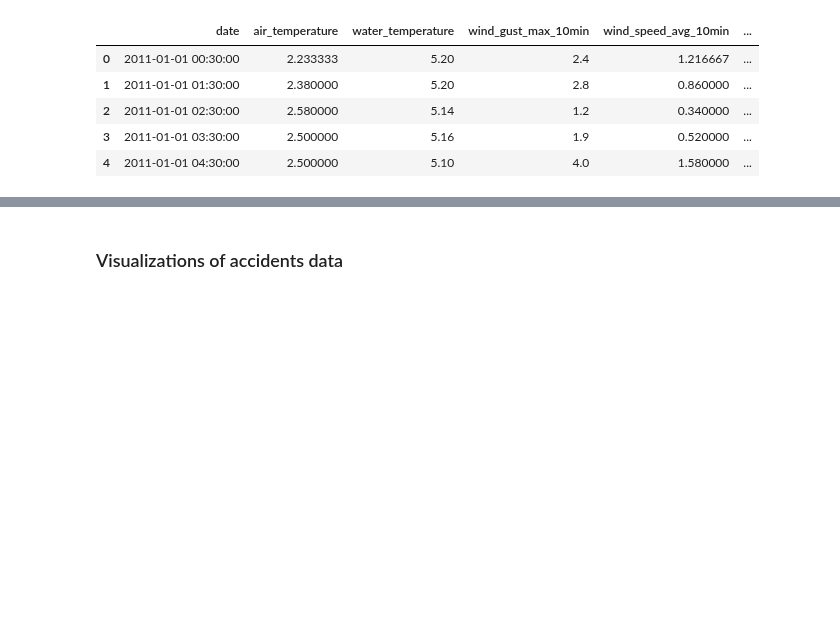
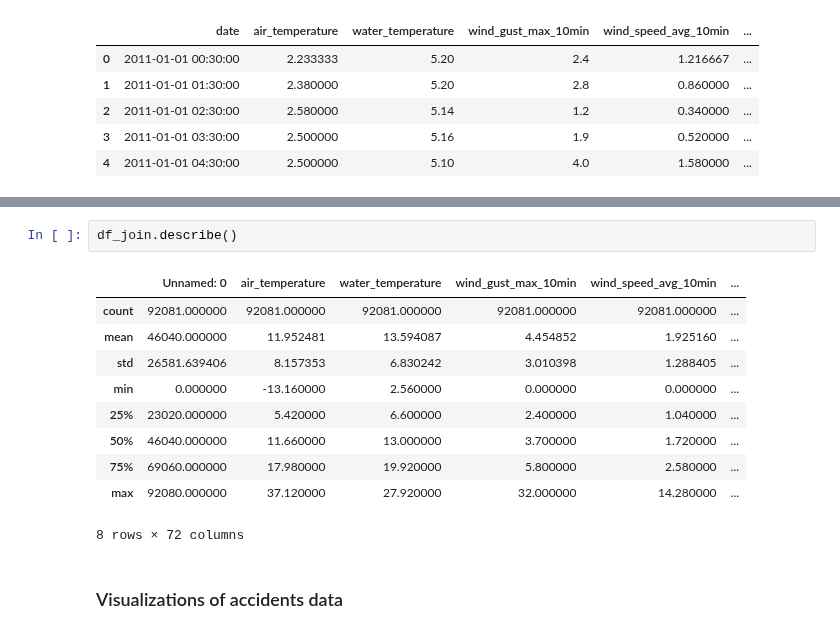
Before and after one commit to Antonio-226/Big-Data-Analytics-Group-Project, a Jupyter notebook: EDA.ipynb, the cells around one changed output, grey strips where cells are left out. Drawn from its saved outputs; the diff is of its cells as text; blank space fills up the shorter version.

```diff
--- a/EDA.ipynb
+++ b/EDA.ipynb
@@ -37,2 +46,15 @@ df_join.head()
+# %%
+df_join.describe()
+# %% [output]
+|  | Unnamed: 0 | air_temperature | water_temperature | wind_gust_max_10min | wind_speed_avg_10min | ... |
+| count | 92081.000000 | 92081.000000 | 92081.000000 | 92081.000000 | 92081.000000 | ... |
+| mean | 46040.000000 | 11.952481 | 13.594087 | 4.454852 | 1.925160 | ... |
+| std | 26581.639406 | 8.157353 | 6.830242 | 3.010398 | 1.288405 | ... |
+| min | 0.000000 | -13.160000 | 2.560000 | 0.000000 | 0.000000 | ... |
+| 25% | 23020.000000 | 5.420000 | 6.600000 | 2.400000 | 1.040000 | ... |
+| 50% | 46040.000000 | 11.660000 | 13.000000 | 3.700000 | 1.720000 | ... |
+| 75% | 69060.000000 | 17.980000 | 19.920000 | 5.800000 | 2.580000 | ... |
+| max | 92080.000000 | 37.120000 | 27.920000 | 32.000000 | 14.280000 | ... |
+8 rows × 72 columns
 # %% [markdown]
 ### Visualizations of accidents data
```
Also changed, not shown: parts of 16 cells of this notebook.
